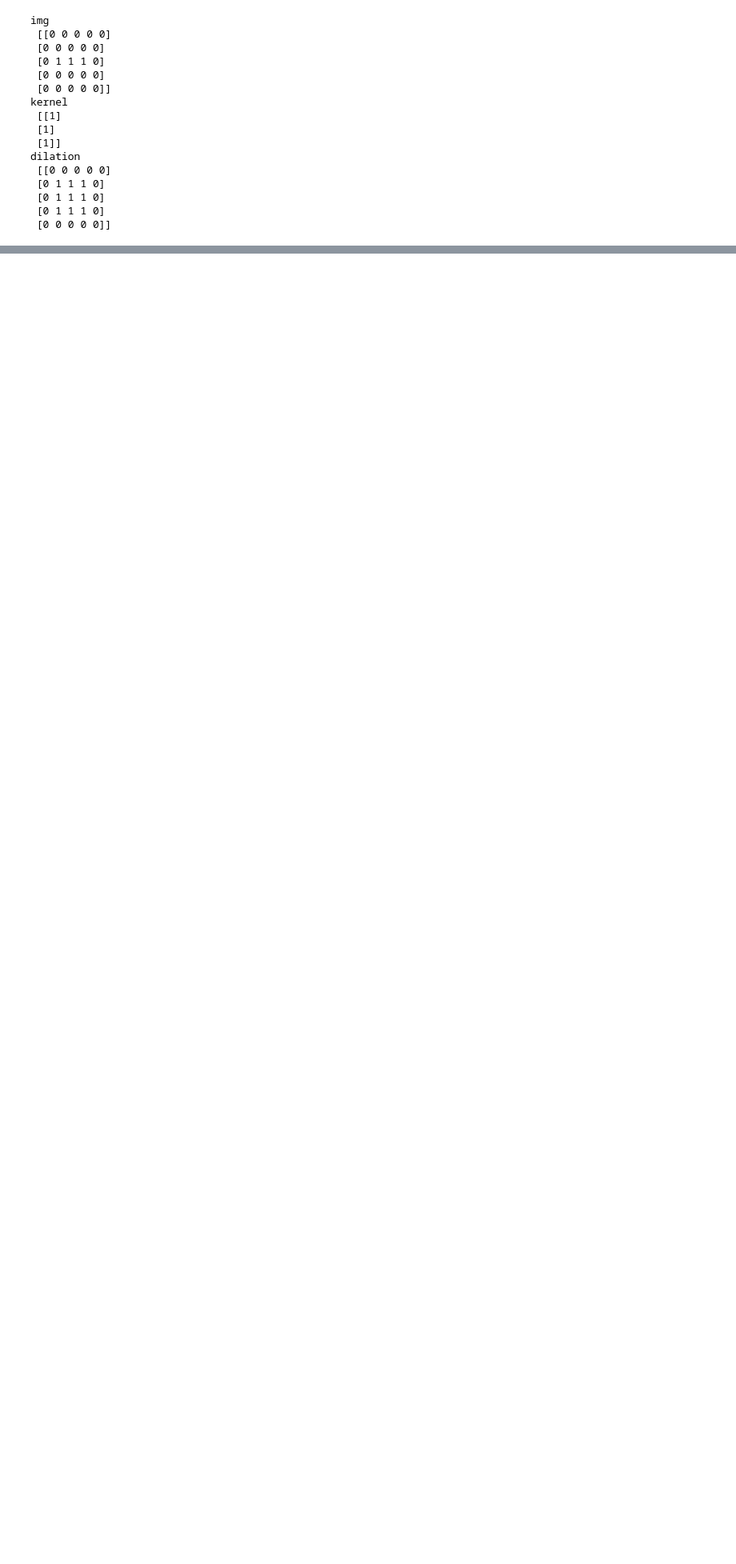
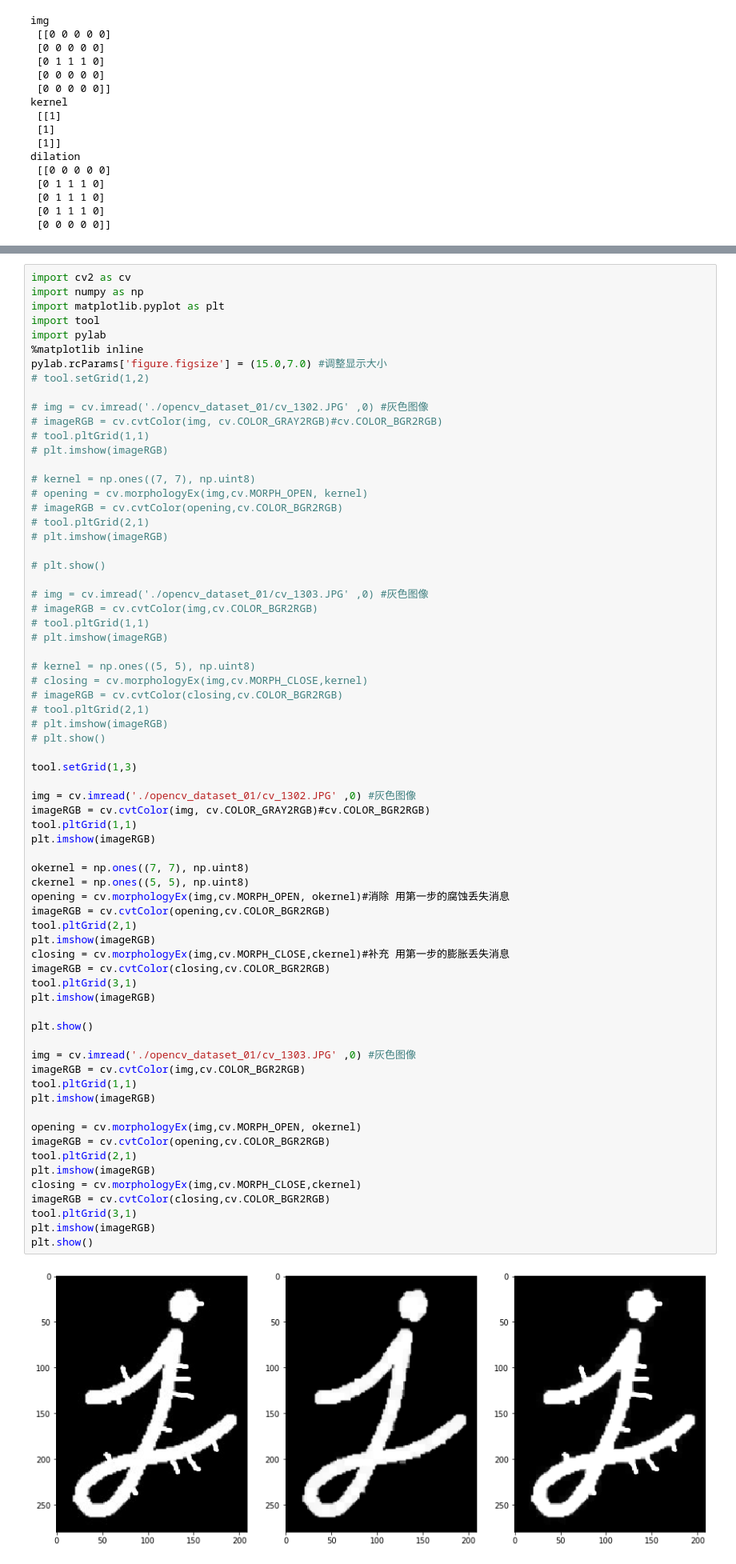
Before and after one commit to thetime50/opencv-practice, a Jupyter notebook: step5-p47.ipynb, the cells around one changed output, grey strips where cells are left out. Shown at 80% size. Saved outputs shown, nothing was run; the diff lists cells and outputs as text; blank space fills up the shorter version.

```diff
--- a/step5-p47.ipynb
+++ b/step5-p47.ipynb
@@ -137,0 +185,71 @@ op为操作类型
+# %%
+import cv2 as cv
+import numpy as np
+import matplotlib.pyplot as plt
+import tool
+import pylab
+%matplotlib inline
+pylab.rcParams['figure.figsize'] = (15.0,7.0) #调整显示大小
+# tool.setGrid(1,2)
+
+# img = cv.imread('./opencv_dataset_01/cv_1302.JPG' ,0) #灰色图像
+# imageRGB = cv.cvtColor(img, cv.COLOR_GRAY2RGB)#cv.COLOR_BGR2RGB)
+# tool.pltGrid(1,1)
+# plt.imshow(imageRGB)
+
+# kernel = np.ones((7, 7), np.uint8)
+# opening = cv.morphologyEx(img,cv.MORPH_OPEN, kernel)
+# imageRGB = cv.cvtColor(opening,cv.COLOR_BGR2RGB)
+# tool.pltGrid(2,1)
+# plt.imshow(imageRGB)
+
+# plt.show()
+
+# img = cv.imread('./opencv_dataset_01/cv_1303.JPG' ,0) #灰色图像
+# imageRGB = cv.cvtColor(img,cv.COLOR_BGR2RGB)
+# tool.pltGrid(1,1)
+# plt.imshow(imageRGB)
+
+# kernel = np.ones((5, 5), np.uint8)
+# closing = cv.morphologyEx(img,cv.MORPH_CLOSE,kernel)
+# imageRGB = cv.cvtColor(closing,cv.COLOR_BGR2RGB)
+# tool.pltGrid(2,1)
+# plt.imshow(imageRGB)
+# plt.show()
+
+tool.setGrid(1,3)
+
+img = cv.imread('./opencv_dataset_01/cv_1302.JPG' ,0) #灰色图像
+imageRGB = cv.cvtColor(img, cv.COLOR_GRAY2RGB)#cv.COLOR_BGR2RGB)
+tool.pltGrid(1,1)
+plt.imshow(imageRGB)
+
+okernel = np.ones((7, 7), np.uint8)
+ckernel = np.ones((5, 5), np.uint8)
+opening = cv.morphologyEx(img,cv.MORPH_OPEN, okernel)#消除 用第一步的腐蚀丢失消息
+imageRGB = cv.cvtColor(opening,cv.COLOR_BGR2RGB)
+tool.pltGrid(2,1)
+plt.imshow(imageRGB)
+closing = cv.morphologyEx(img,cv.MORPH_CLOSE,ckernel)#补充 用第一步的膨胀丢失消息
+imageRGB = cv.cvtColor(closing,cv.COLOR_BGR2RGB)
+tool.pltGrid(3,1)
+plt.imshow(imageRGB)
+
+plt.show()
+
+img = cv.imread('./opencv_dataset_01/cv_1303.JPG' ,0) #灰色图像
+imageRGB = cv.cvtColor(img,cv.COLOR_BGR2RGB)
+tool.pltGrid(1,1)
+plt.imshow(imageRGB)
+
+opening = cv.morphologyEx(img,cv.MORPH_OPEN, okernel)
+imageRGB = cv.cvtColor(opening,cv.COLOR_BGR2RGB)
+tool.pltGrid(2,1)
+plt.imshow(imageRGB)
+closing = cv.morphologyEx(img,cv.MORPH_CLOSE,ckernel)
+imageRGB = cv.cvtColor(closing,cv.COLOR_BGR2RGB)
+tool.pltGrid(3,1)
+plt.imshow(imageRGB)
+plt.show()
+# %% [output]
+[figure, added]
```
Also changed, not shown: parts of 13 cells of this notebook.
